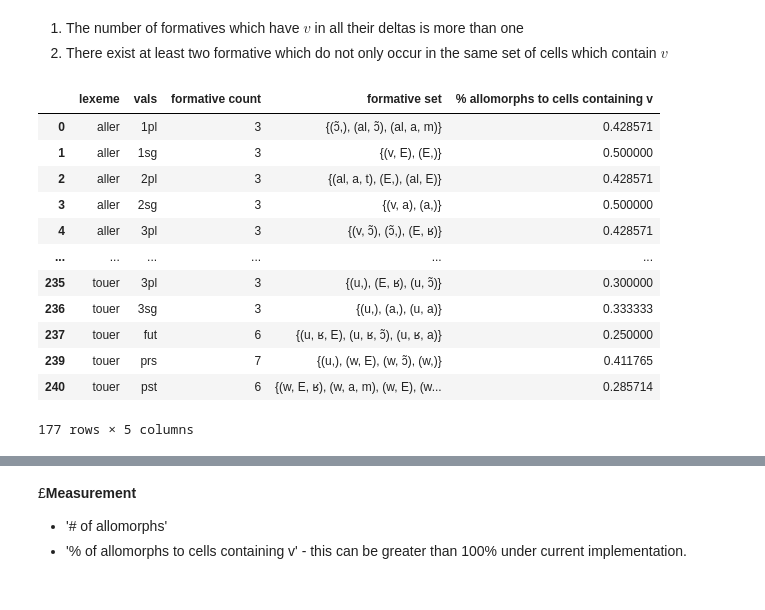
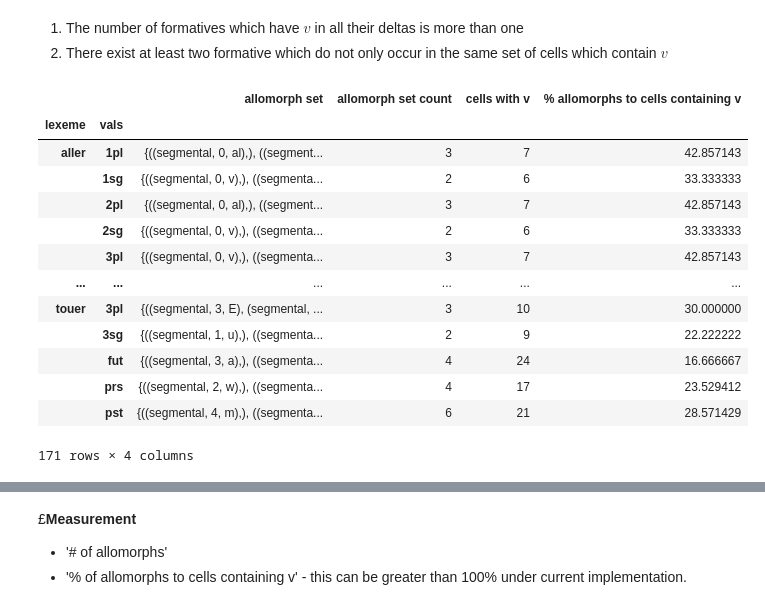
Before and after one commit to maecarroll/setMorph, a Jupyter notebook: ExponenceTypology.ipynb, the cells around one changed output, grey strips where cells are left out. Drawn from its saved outputs; the diff is of its cells as text; code cells hidden in the pictures.

```diff
--- a/ExponenceTypology.ipynb
+++ b/ExponenceTypology.ipynb
@@ -256,19 +226,20 @@ $$
 1. The number of formatives which have $v$ in all their deltas is more than one
 2. There exist at least two formative which do not only occur in the same set of cells which contain $v$
 # %%
-allo = sm.classify_allomorphy(exponents)
-pd.DataFrame(allo)
+allo = sm.classify_allomorphy(exponents, fr_df)
+allo
 # %% [output]
-|  | lexeme | vals | formative count | formative set | % allomorphs to cells containing v |
-| 0 | aller | 1pl | 3 | {(ɔ̃,), (al, ɔ̃), (al, a, m)} | 0.428571 |
-| 1 | aller | 1sg | 3 | {(v, E), (E,)} | 0.500000 |
-| 2 | aller | 2pl | 3 | {(al, a, t), (E,), (al, E)} | 0.428571 |
-| 3 | aller | 2sg | 3 | {(v, a), (a,)} | 0.500000 |
-| 4 | aller | 3pl | 3 | {(v, ɔ̃), (ɔ̃,), (E, ʁ)} | 0.428571 |
+|  |  | allomorph set | allomorph set count | cells with v | % allomorphs to cells containing v |
+| lexeme | vals |  |  |  |  |
+| aller | 1pl | {((segmental, 0, al),), ((segment... | 3 | 7 | 42.857143 |
+|  | 1sg | {((segmental, 0, v),), ((segmenta... | 2 | 6 | 33.333333 |
+|  | 2pl | {((segmental, 0, al),), ((segment... | 3 | 7 | 42.857143 |
+|  | 2sg | {((segmental, 0, v),), ((segmenta... | 2 | 6 | 33.333333 |
+|  | 3pl | {((segmental, 0, v),), ((segmenta... | 3 | 7 | 42.857143 |
 | ... | ... | ... | ... | ... | ... |
-| 235 | touer | 3pl | 3 | {(u,), (E, ʁ), (u, ɔ̃)} | 0.300000 |
-| 236 | touer | 3sg | 3 | {(u,), (a,), (u, a)} | 0.333333 |
-| 237 | touer | fut | 6 | {(u, ʁ, E), (u, ʁ, ɔ̃), (u, ʁ, a)} | 0.250000 |
-| 239 | touer | prs | 7 | {(u,), (w, E), (w, ɔ̃), (w,)} | 0.411765 |
-| 240 | touer | pst | 6 | {(w, E, ʁ), (w, a, m), (w, E), (w... | 0.285714 |
+| touer | 3pl | {((segmental, 3, E), (segmental, ... | 3 | 10 | 30.000000 |
+|  | 3sg | {((segmental, 1, u),), ((segmenta... | 2 | 9 | 22.222222 |
+|  | fut | {((segmental, 3, a),), ((segmenta... | 4 | 24 | 16.666667 |
+|  | prs | {((segmental, 2, w),), ((segmenta... | 4 | 17 | 23.529412 |
+|  | pst | {((segmental, 4, m),), ((segmenta... | 6 | 21 | 28.571429 |
-177 rows × 5 columns
+171 rows × 4 columns
```
Also changed, not shown: parts of 17 cells of this notebook, 5 other files.
